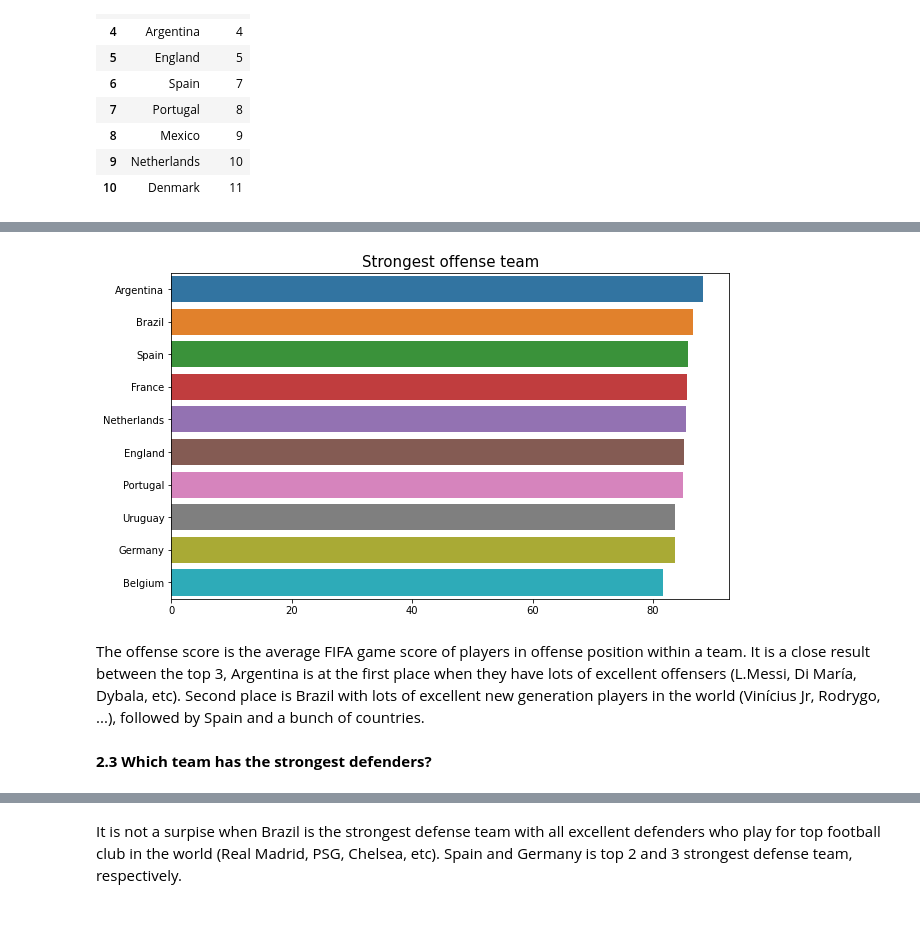
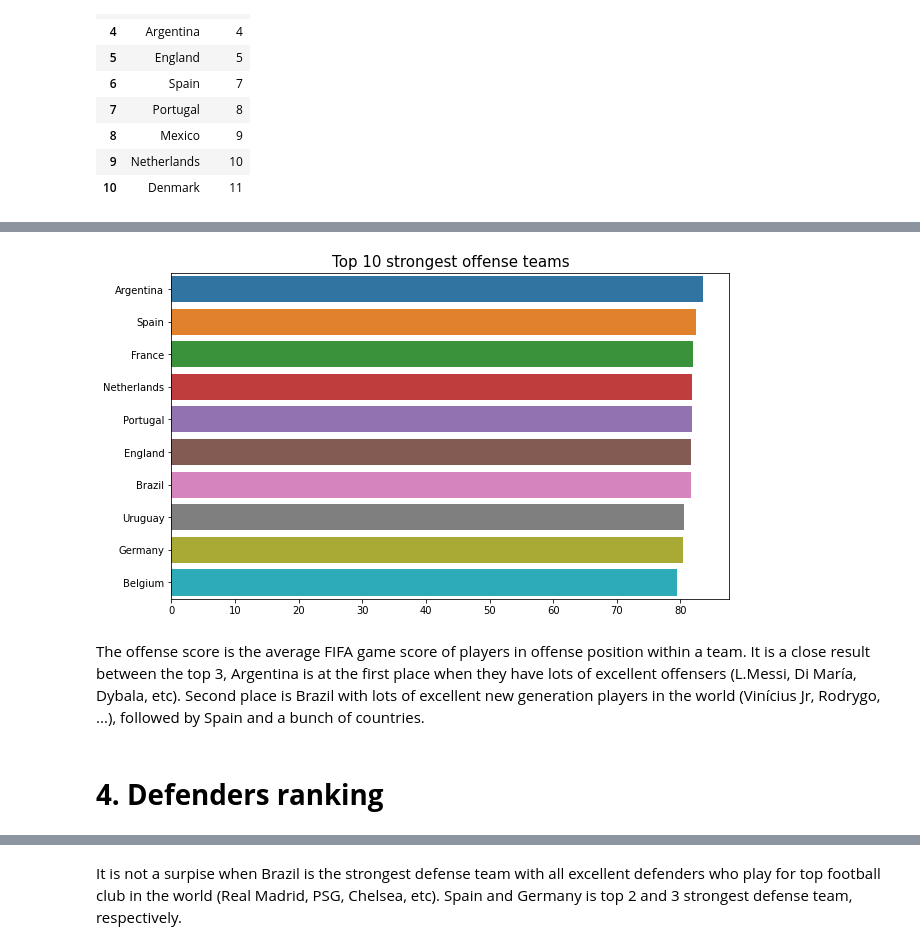
Before and after one commit to FangNaut/FIFA2022, a Jupyter notebook: FIFA.ipynb, the cells around one changed output, grey strips where cells are left out. Saved outputs shown, nothing was run; the diff lists cells and outputs as text; code cells hidden in the pictures; blank space fills up the shorter version.

```diff
--- a/FIFA.ipynb
+++ b/FIFA.ipynb
@@ -108,9 +111,9 @@ wc2022_teams = ['Qatar', 'Ecuador', 'Senegal', 'Netherlands',
                   'Brazil', 'Serbia', 'Switzerland', 'Cameroon',
                   'Portugal', 'Ghana', 'Uruguay', 'Korea Republic']
 # %%
-# for x in wc2022_teams:
-#   for y in null_columns:
-#     df[y].fillna(df[df[y[0:9]] == x][y].mean(), inplace=True)
+for x in wc2022_teams:
+  for y in null_columns:
+    df[y].fillna(df[df[y[0:9]] == x][y].mean(), inplace=True)
 # %%
 #World Cup 2022 team ranking
 ranks = []
@@ -186,15 +195,15 @@ off_rank[:10]
 # %%
-#Plot the team w the strongest offensers
+#Plot 10 teams w the strongest offensers
 fig, axes = plt.subplots(1, 1, figsize=(10, 6))
 ax = sns.barplot(data = off_rank[:10], y = 'Team', x = 'OF Score', orientation = 'horizontal')
-ax.set_title('Strongest offense team', fontsize = 15)
+ax.set_title('Top 10 strongest offense teams', fontsize = 15)
 ax.set(xlabel = '', ylabel = '')
 
 plt.show()
 # %% [output]
-[figure, old version]
+[figure, new version]
 # %% [markdown]
 The offense score is the average FIFA game score of players in offense position within a team. It is a close result between the top 3, Argentina is at the first place when they have lots of excellent offensers (L.Messi, Di María, Dybala, etc). Second place is Brazil with lots of excellent new generation players in the world (Vinícius Jr, Rodrygo, ...), followed by Spain and a bunch of countries.
-# %% [markdown]
-**2.3 Which team has the strongest defenders?**
+# %% [markdown]
+# **4. Defenders ranking**
 # %%
```
Also changed, not shown: parts of 36 cells of this notebook.
